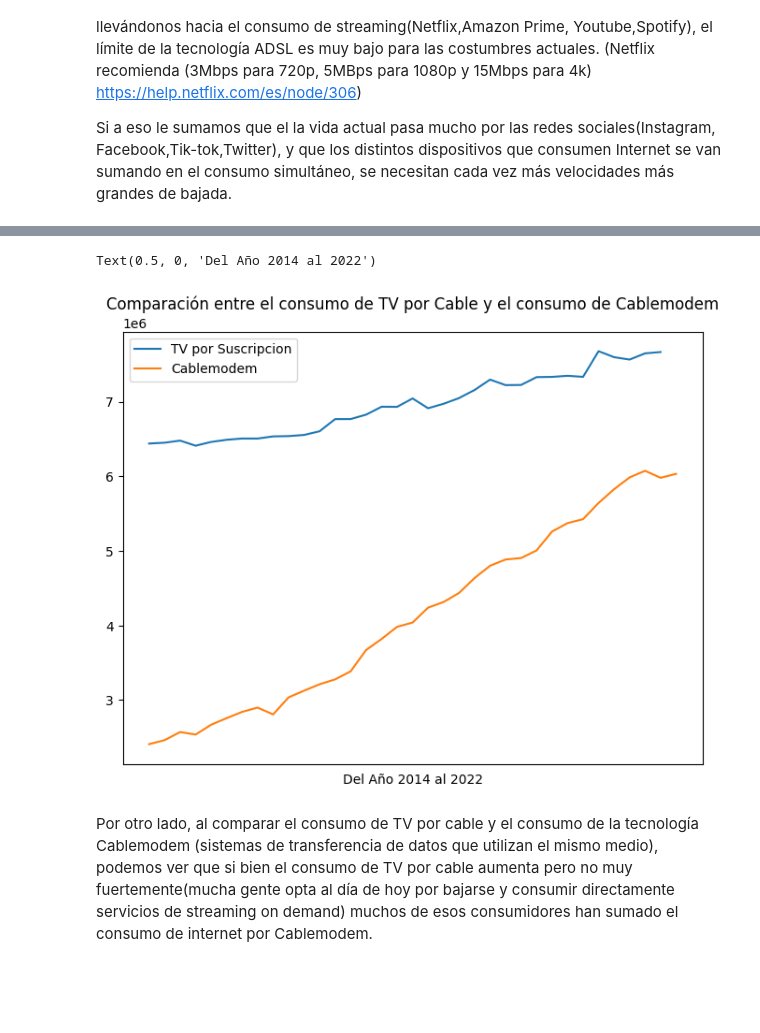
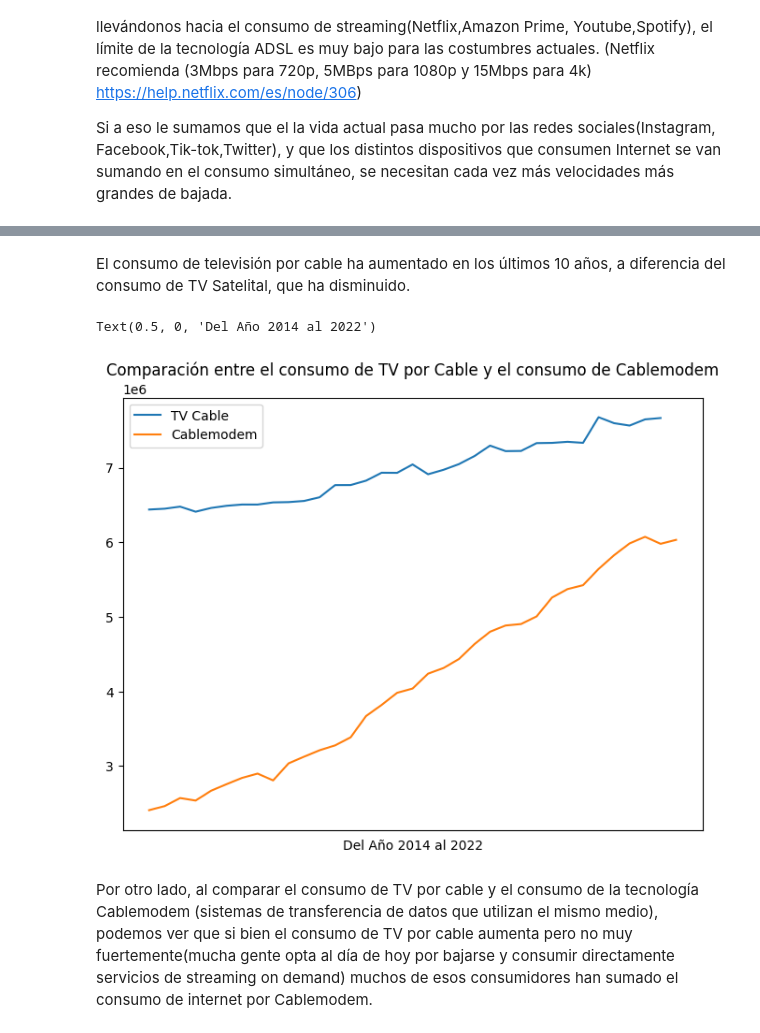
Before and after one commit to bigtimingme/DataAnalysis_DS09, a Jupyter notebook: EDA.ipynb, the cells around one changed output, grey strips where cells are left out. Cells and saved outputs as stored; diff of their text form; code cells hidden in the pictures; blank space fills up the shorter version.

```diff
--- a/EDA.ipynb
+++ b/EDA.ipynb
@@ -7,13 +7,13 @@ import seaborn as sns
 %matplotlib inline
 # %%
 # Importamos los archivos csv procesados en el ETL.
-penetracion_provincial = pd.read_csv('archivos_eda/penetracion_eda.csv')
-penetracion_nacional = pd.read_csv('archivos_eda/penetracion_nacional_eda.csv')
-tecnologia = pd.read_csv('archivos_eda/tecnologia_eda.csv')
-telefonia_fija = pd.read_csv('archivos_eda/telefonia_fija_eda.csv')
-telefonia_movil = pd.read_csv('archivos/telefonia_movil.csv')
-television_paga = pd.read_csv('archivos_eda/television_paga_eda.csv')
-velocidad = pd.read_csv('archivos_eda/velocidad_eda.csv')
+penetracion_provincial = pd.read_csv('archivos/archivos_eda/penetracion_eda.csv')
+penetracion_nacional = pd.read_csv('archivos/archivos_eda/penetracion_nacional_eda.csv')
+tecnologia = pd.read_csv('archivos/archivos_eda/tecnologia_eda.csv')
+telefonia_fija = pd.read_csv('archivos/archivos_eda/telefonia_fija_eda.csv')
+telefonia_movil = pd.read_csv('archivos/archivos_enacom/telefonia_movil.csv')
+television_paga = pd.read_csv('archivos/archivos_eda/television_paga_eda.csv')
+velocidad = pd.read_csv('archivos/archivos_eda/velocidad_eda.csv')
 # %%
 # Eliminamos la columna creada en la importación.
 penetracion_provincial.drop('Unnamed: 0',axis=1,inplace=True)
@@ -222,14 +246,17 @@ Si a eso le sumamos que el la vida actual pasa mucho por las redes sociales(Inst
+# %% [markdown]
+El consumo de televisión por cable ha aumentado en los últimos 10 años, a diferencia del consumo de TV Satelital, que ha disminuido.
 # %%
+# Visualizamos la evolución del consumo de TV por Suscripción y el consumo de Cablemodem a nivel nacional.
 plt.figure(figsize=(8,6))
-plt.plot(television_paga_rev['Accesos TV por suscripción'],label='TV por Suscripcion')
+plt.plot(television_paga_rev['Accesos TV por suscripción'],label='TV Cable')
 plt.plot(tecnologia_rev['Cablemodem'],label='Cablemodem')
 plt.legend()
 plt.xticks([])
 plt.title('Comparación entre el consumo de TV por Cable y el consumo de Cablemodem')
 plt.xlabel('Del Año 2014 al 2022')
 # %% [output]
 Text(0.5, 0, 'Del Año 2014 al 2022')
-[figure, old version]
+[figure, new version]
 # %% [markdown]
 Por otro lado, al comparar el consumo de TV por cable y el consumo de la tecnología Cablemodem (sistemas de transferencia de datos que utilizan el mismo medio), podemos ver que si bien el consumo de TV por cable aumenta pero no muy fuertemente(mucha gente opta al día de hoy por bajarse y consumir directamente servicios de streaming on demand) muchos de esos consumidores han sumado el consumo de internet por Cablemodem.
 # %%
```
Also changed, not shown: parts of 17 cells of this notebook, 22 other files.
